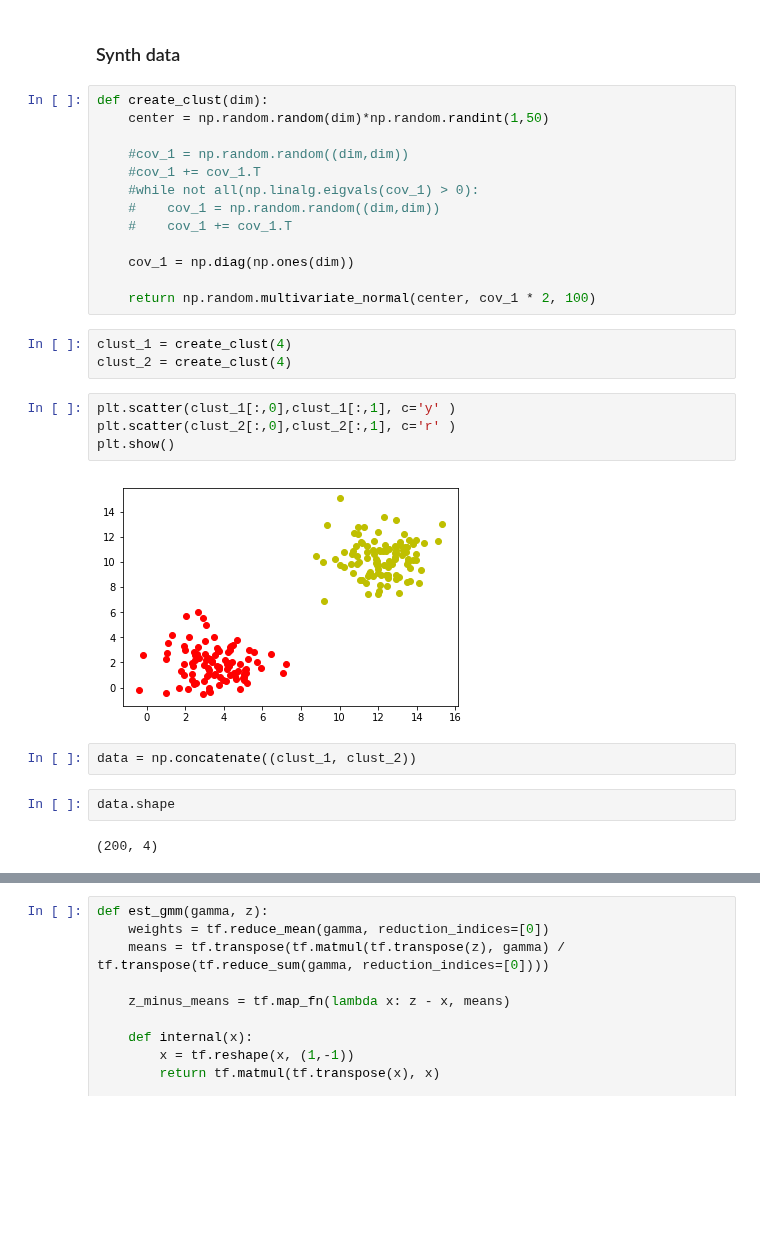
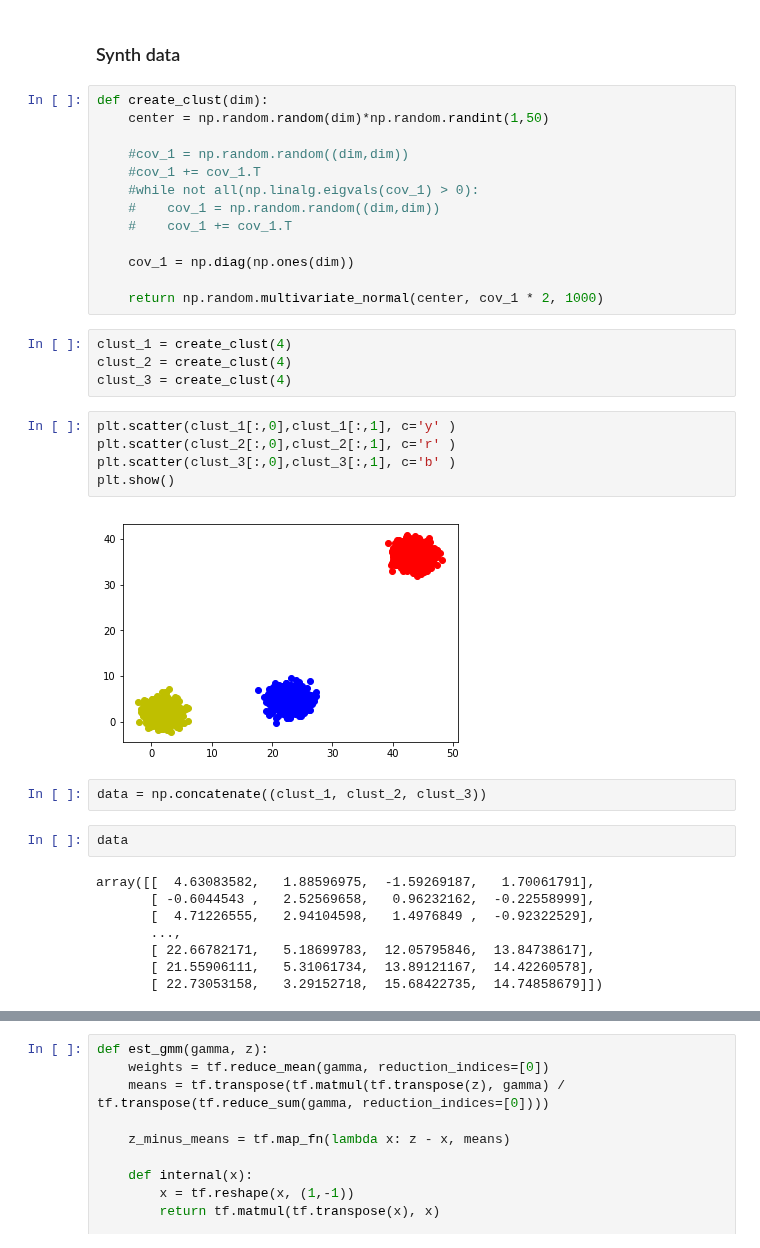
Before and after one commit to rykachevskiy/CRISPR, a Jupyter notebook: TF AE GMM.ipynb, the cells around one changed output, grey strips where cells are left out. Cells and saved outputs as stored; diff of their text form; blank space fills up the shorter version.

```diff
--- a/TF AE GMM.ipynb
+++ b/TF AE GMM.ipynb
@@ -31,21 +31,29 @@ def create_clust(dim):
 
     cov_1 = np.diag(np.ones(dim))
 
-    return np.random.multivariate_normal(center, cov_1 * 2, 100)
+    return np.random.multivariate_normal(center, cov_1 * 2, 1000)
 # %%
 clust_1 = create_clust(4)
 clust_2 = create_clust(4)
+clust_3 = create_clust(4)
 # %%
 plt.scatter(clust_1[:,0],clust_1[:,1], c='y' )
 plt.scatter(clust_2[:,0],clust_2[:,1], c='r' )
+plt.scatter(clust_3[:,0],clust_3[:,1], c='b' )
 plt.show()
 # %% [output]
-[figure, old version]
+[figure, new version]
 # %%
-data = np.concatenate((clust_1, clust_2))
+data = np.concatenate((clust_1, clust_2, clust_3))
 # %%
-data.shape
+data
 # %% [output]
-(200, 4)
+array([[  4.63083582,   1.88596975,  -1.59269187,   1.70061791],
+       [ -0.6044543 ,   2.52569658,   0.96232162,  -0.22558999],
+       [  4.71226555,   2.94104598,   1.4976849 ,  -0.92322529],
+       ...,
+       [ 22.66782171,   5.18699783,  12.05795846,  13.84738617],
+       [ 21.55906111,   5.31061734,  13.89121167,  14.42260578],
+       [ 22.73053158,   3.29152718,  15.68422735,  14.74858679]])
 # %%
 # Training Parameters
```
Also changed, not shown: parts of 16 cells of this notebook.
